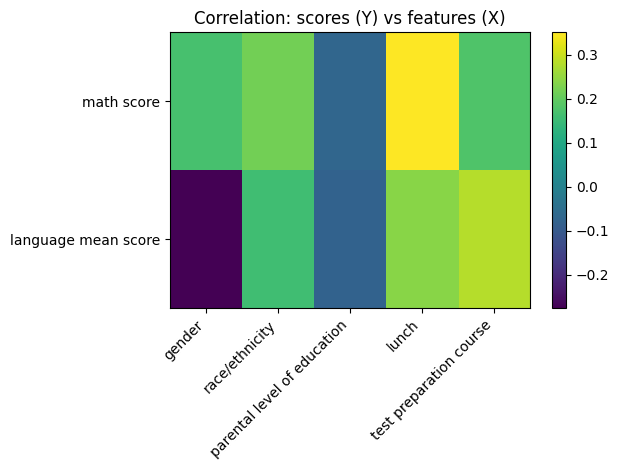
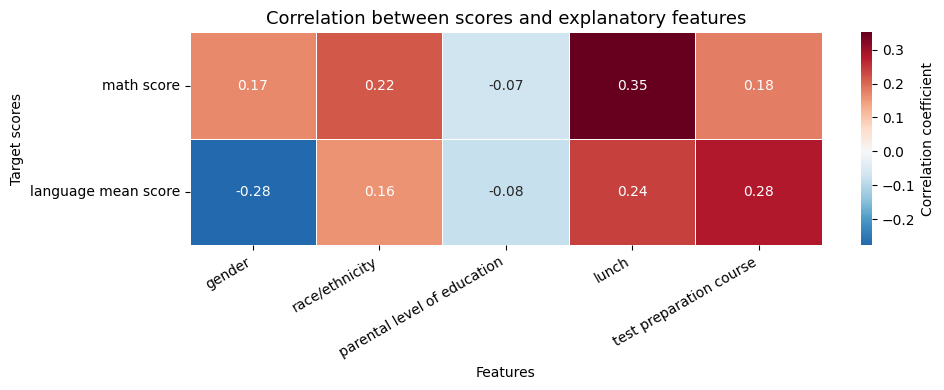
The notebook cell's code change between the first figure and the second:
--- before
+++ after
@@ -22,13 +22,25 @@
 
 # Export CSV
-corr_final.to_csv("StudentsPerformance_correlation_matrix.csv", index=True)
+corr_final.to_csv("data/StudentsPerformance_correlation_matrix.csv", index=True)
 
 # Heatmap print
-plt.figure()
-plt.imshow(corr_final, aspect="auto")
-plt.xticks(range(len(cols[2:])), cols[2:], rotation=45, ha="right")
-plt.yticks([0, 1], corr_final.index)
-plt.title("Correlation: scores (Y) vs features (X)")
-plt.colorbar()
+plt.figure(figsize=(10, 4))
+
+sns.heatmap(
+    corr_final,
+    annot=True,
+    fmt=".2f",
+    cmap="RdBu_r",
+    center=0,
+    linewidths=0.5,
+    cbar_kws={"label": "Correlation coefficient"}
+)
+
+plt.title("Correlation between scores and explanatory features", fontsize=13)
+plt.xlabel("Features")
+plt.ylabel("Target scores")
+plt.xticks(rotation=30, ha="right")
+plt.yticks(rotation=0)
+
 plt.tight_layout()
 plt.show()

Commit: Ajout du dossier data